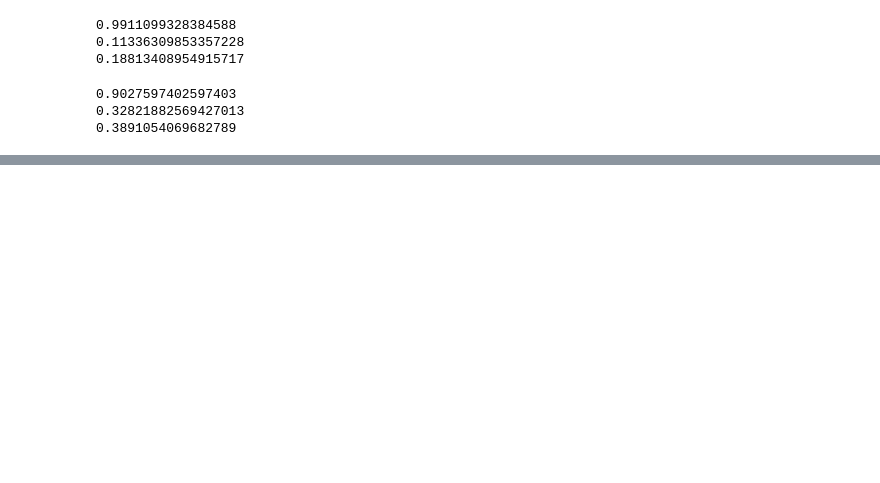
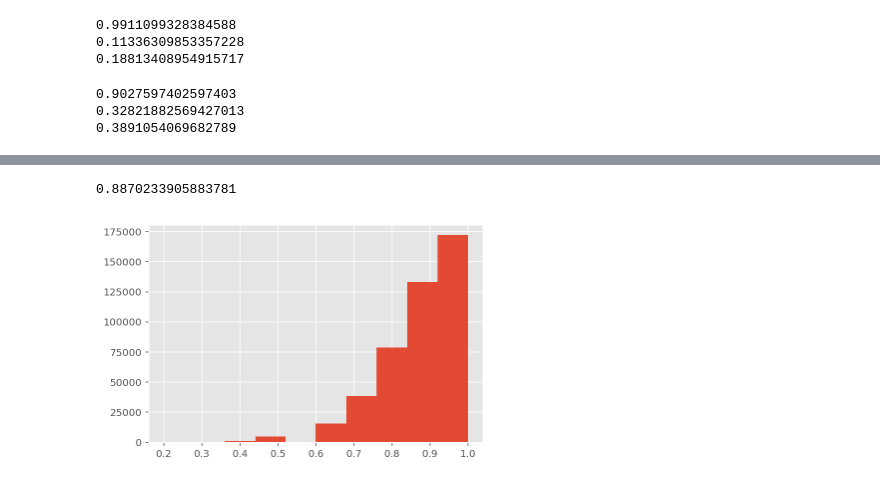
Before and after one commit to gonzaferreiro/Networks_Analysis_plus_Recommendations_system, a Jupyter notebook: notebook_project.ipynb, the cells around one changed output, grey strips where cells are left out. Drawn from its saved outputs; the diff is of its cells as text; code cells hidden in the pictures; blank space fills up the shorter version.

```diff
--- a/notebook_project.ipynb
+++ b/notebook_project.ipynb
@@ -860,0 +925,8 @@ print(np.mean(list(f1s.values())))
+# %%
+top_n_list = []
+for key in top_n.keys():
+    for val in top_n[key]:
+        top_n_list.append([key, val[0], val[1]])
+
+df_top = pd.DataFrame(top_n_list, columns=['uid', 'iid', 'est'])
+df_top.head()
@@ -860,0 +952,4 @@ print(np.mean(list(f1s.values())))
+# %%
+# We need to offset our items id so they don't match our users id
+
+df_top['iid_offset'] = df_top.iid+1000
@@ -860,0 +1009,5 @@ print(np.mean(list(f1s.values())))
+# %%
+# Let's do this for our user-user similarity
+
+A = sparse.csc_matrix(
+    (np.ones(len(df_top)), (df_top.uid.values-1, df_top.iid.values-1)))
@@ -860,0 +1026,9 @@ print(np.mean(list(f1s.values())))
+# %%
+distances = pdist(A.toarray(), metric='cosine')
+distances.mean()
+# %% [output]
+0.8870233905883781
+# %%
+plt.hist(distances);
+# %% [output]
+[figure, added]
```
Also changed, not shown: parts of 27 cells of this notebook, 1 other file.
